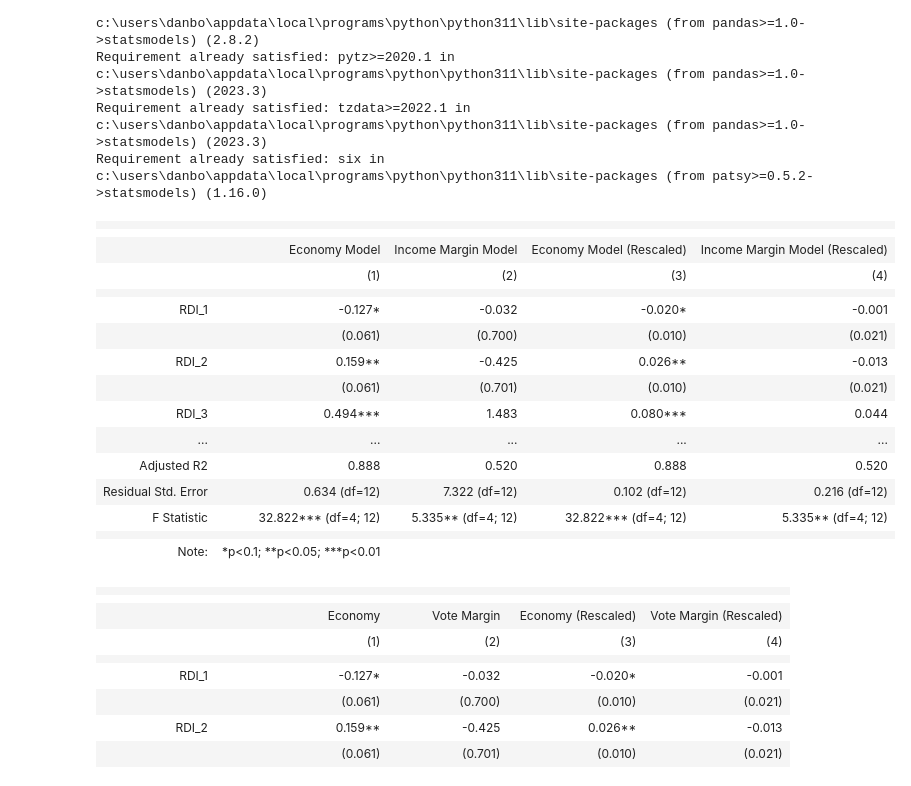
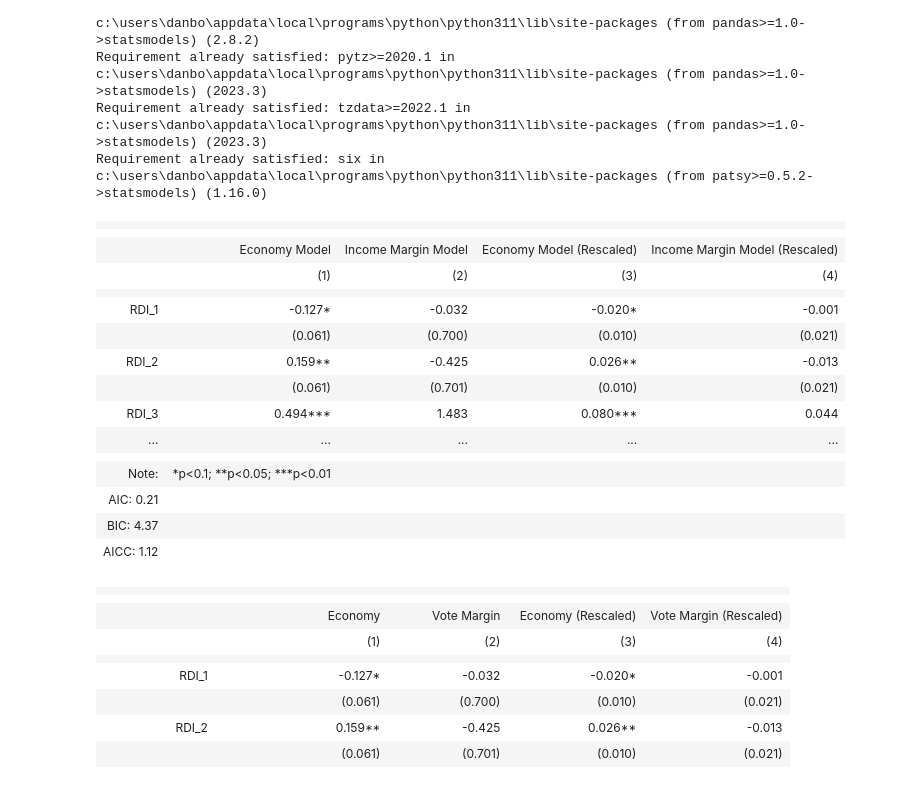
Before and after one commit to danybonfil/start, a Jupyter notebook: FQE_20231207.ipynb, the cells around one changed output. Saved outputs shown, nothing was run; the diff lists cells and outputs as text; code cells hidden in the pictures.

```diff
--- a/FQE_20231207.ipynb
+++ b/FQE_20231207.ipynb
@@ -119,6 +192,7 @@ Requirement already satisfied: six in c:\users\danbo\appdata\local\programs\pyth
 import statsmodels.api as sm
 from stargazer.stargazer import Stargazer
 from IPython.display import HTML
+import pandas as pd
 
 def run_regression_and_test(df, dependent_variables, rescaled=False):
     stargazer_models = []
@@ -138,7 +212,15 @@ def run_regression_and_test(df, dependent_variables, rescaled=False):
 
         hypothesis_test_results = model.t_test(['RDI_1 = RDI_4', 'RDI_2 = RDI_4', 'RDI_3 = RDI_4'])
 
-        stargazer_models.append(model)
+        # Create a DataFrame to store AIC, BIC, and AICC
+        criteria_df = pd.DataFrame({
+            'AIC': [model.aic],
+            'BIC': [model.bic],
+            'AICC': [model.aic + (2 * (model.df_model + 1) / (model.nobs - model.df_model - 2))]
+        })
+
+        # Append the model and criteria to the list
+        stargazer_models.append((model, criteria_df, hypothesis_test_results))
 
     return stargazer_models
 
@@ -147,39 +229,44 @@ dependent_variables = ['economy', 'inc_margin']
 
 # Run original models
 models_original = run_regression_and_test(df_vote, dependent_variables)
 
 # Run rescaled models
 models_rescaled = run_regression_and_test(df_vote, dependent_variables, rescaled=True)
 
 # Combine both sets of models
 all_models = models_original + models_rescaled
 
 # Create Stargazer object with models
-stargazer = Stargazer(all_models)
+stargazer = Stargazer([model[0] for model in all_models])
 
 # Set column titles
 columns = ['Economy Model', 'Income Margin Model', 'Economy Model (Rescaled)', 'Income Margin Model (Rescaled)']
 stargazer.custom_columns(columns, [1, 1, 1, 1])
 
+# Add AIC, BIC, and AICC columns to the table
+for i, model_info in enumerate(all_models):
+    model, criteria_df, hypothesis_test_results = model_info
+    stargazer.add_custom_notes([f'AIC: {criteria_df["AIC"].iloc[0]:.2f}', f'BIC: {criteria_df["BIC"].iloc[0]:.2f}', f'AICC: {criteria_df["AICC"].iloc[0]:.2f}'])
+
 # Display Stargazer table as HTML
 HTML(stargazer.render_html())
 # %% [output]
 |  |  |  |  |  |
 |  |
 |  | Economy Model | Income Margin Model | Economy Model (Rescaled) | Income Margin Model (Rescaled) |
 |  | (1) | (2) | (3) | (4) |
 |  |  |  |  |  |
 | RDI_1 | -0.127* | -0.032 | -0.020* | -0.001 |
 |  | (0.061) | (0.700) | (0.010) | (0.021) |
 | RDI_2 | 0.159** | -0.425 | 0.026** | -0.013 |
 |  | (0.061) | (0.701) | (0.010) | (0.021) |
 | RDI_3 | 0.494*** | 1.483 | 0.080*** | 0.044 |
 | ... | ... | ... | ... | ... |
-| Adjusted R2 | 0.888 | 0.520 | 0.888 | 0.520 |
-| Residual Std. Error | 0.634 (df=12) | 7.322 (df=12) | 0.102 (df=12) | 0.216 (df=12) |
-| F Statistic | 32.822*** (df=4; 12) | 5.335** (df=4; 12) | 32.822*** (df=4; 12) | 5.335** (df=4; 12) |
 |  |  |  |  |  |
 | Note: | *p<0.1; **p<0.05; ***p<0.01 |  |  |  |
+| AIC: 0.21 |  |  |  |  |
+| BIC: 4.37 |  |  |  |  |
+| AICC: 1.12 |  |  |  |  |
 # %%
 import os
 import statsmodels.api as sm
```
Also changed, not shown: parts of 3 cells of this notebook, 8 other files.
